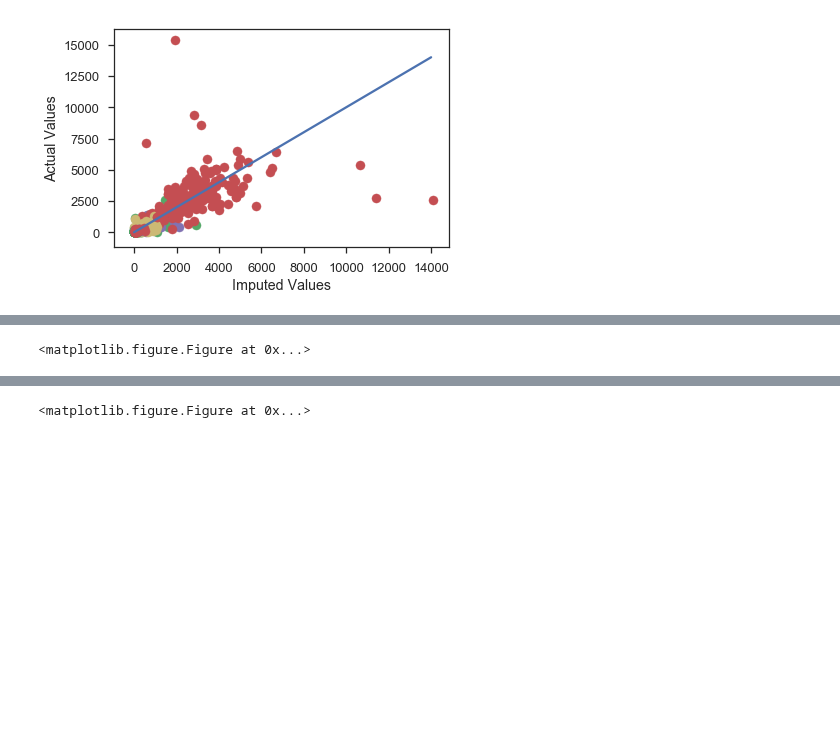
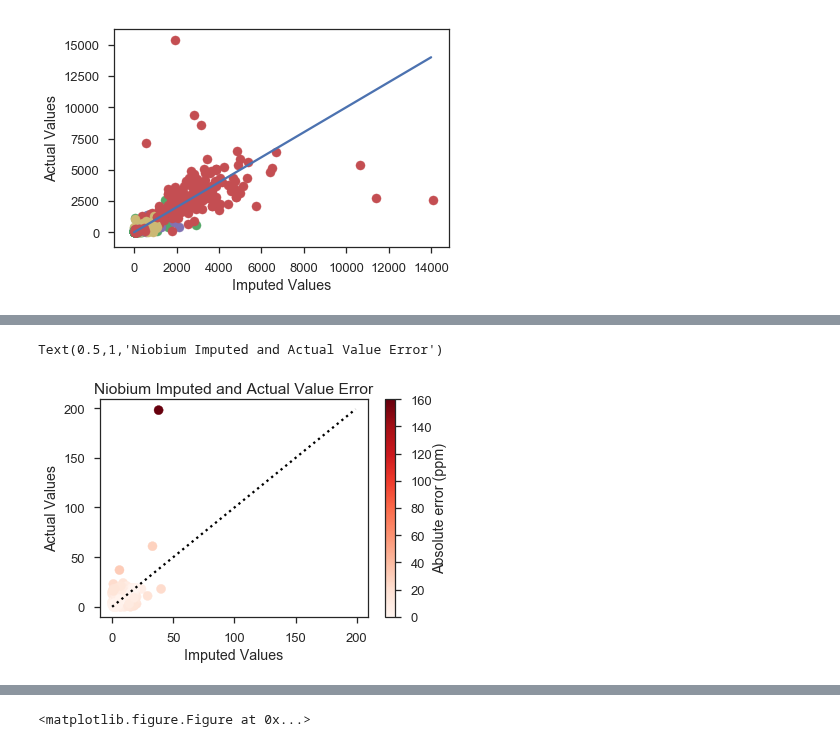
Before and after one commit to jessepisel/criticalandstrategic, a Jupyter notebook: Imputed Critical mineral EDA.ipynb, the cells around one changed output, grey strips where cells are left out. Saved outputs shown, nothing was run; the diff lists cells and outputs as text; code cells hidden in the pictures; blank space fills up the shorter version.

```diff
--- a/Imputed Critical mineral EDA.ipynb
+++ b/Imputed Critical mineral EDA.ipynb
@@ -242,11 +242,15 @@ plt.legend()
 # %%
-for i in range(len(dataColumns)):
-    plt.scatter(imputedValues[i], correctValues[i])
-    plt.plot(range(np.int(np.max(imputedValues[i]))), c='k')
-    plt.xlabel('Imputed Values')
-    plt.ylabel('Actual Values')
-    plt.title(str(dataColumns[i]))
-    plt.savefig('M:/critical/validation_results/'+str(dataColumns[i])+' crossplot.jpg')
-    plt.clf()
+#for i in range(len(dataColumns)):
+plt.scatter(imputedValues[30], correctValues[30], c=abs(imputedValues[30]-correctValues[30]).values, cmap='Reds')
+cbar= plt.colorbar()
+cbar.set_label("Absolute error (ppm)", labelpad=+1)
+plt.plot(range(np.int(np.max(correctValues[30]))+2), c='k',linestyle=':')
+plt.xlabel('Imputed Values')
+plt.ylabel('Actual Values')
+#plt.title(str(dataColumns[44]))
+plt.title('Niobium Imputed and Actual Value Error')
+    #plt.savefig('M:/critical/validation_results/'+str(dataColumns[i])+' crossplot.jpg')
+    #plt.clf()
 # %% [output]
-<matplotlib.figure.Figure at 0x...>
+Text(0.5,1,'Niobium Imputed and Actual Value Error')
+[figure, added]
```
Also changed, not shown: parts of 6 cells of this notebook, 1 other file.
